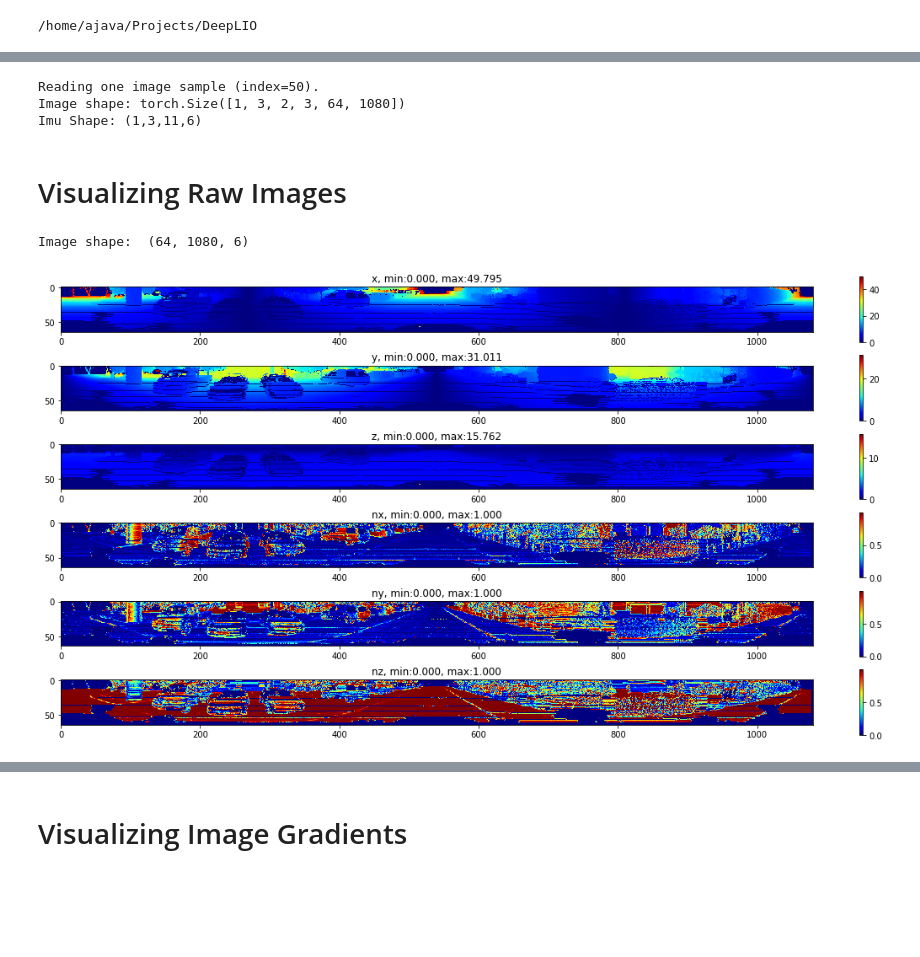
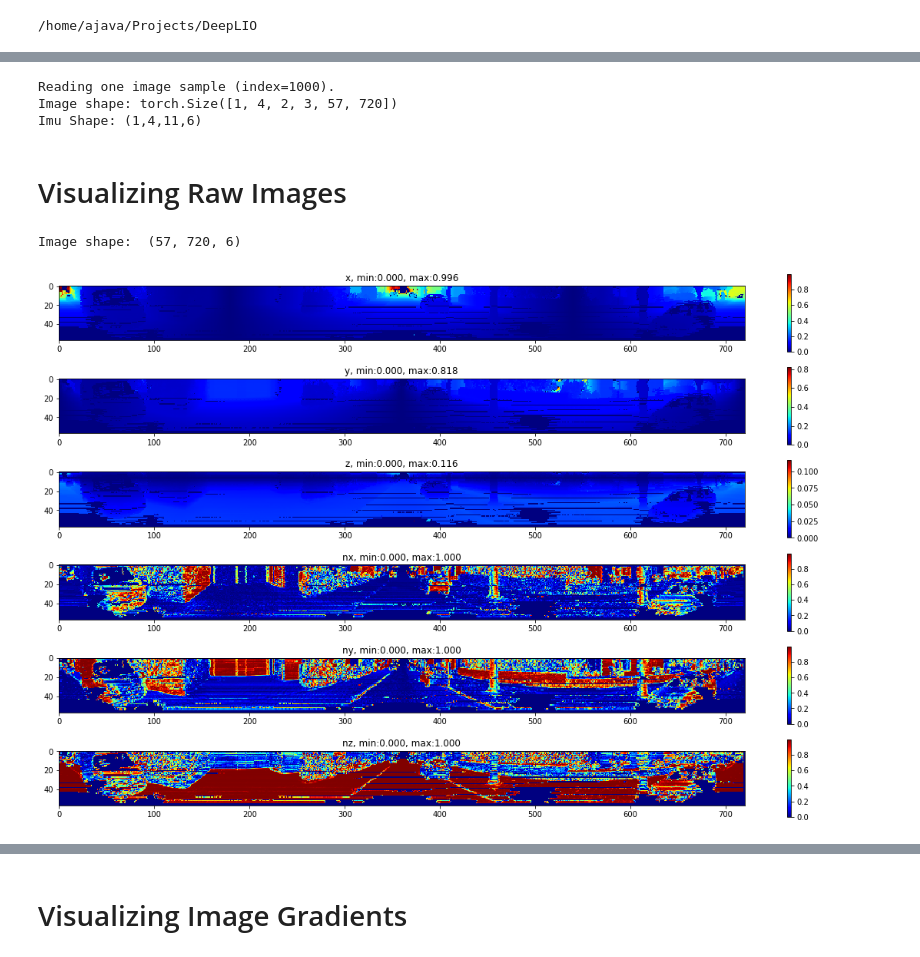
Before and after one commit to ArashJavan/DeepLIO, a Jupyter notebook: notebooks/01_kitti_ds_vis.ipynb, the cells around one changed output, grey strips where cells are left out. Cells and saved outputs as stored; diff of their text form; code cells hidden in the pictures; blank space fills up the shorter version.

```diff
--- a/notebooks/01_kitti_ds_vis.ipynb
+++ b/notebooks/01_kitti_ds_vis.ipynb
@@ -78,5 +78,5 @@ Length of dataset is 2762
 # %%
-data_index = 50
+data_index = 1000
 
 print("Reading one image sample (index={}).".format(data_index))
 
@@ -102,31 +102,31 @@ if imus is not None:
     seq_size = len(imus[0])
     print("Imu Shape: ({},{},{},{})".format(batch_isze, seq_size, imus[0][0].shape[0], imus[0][0].shape[1]))
 # %% [output]
-Reading one image sample (index=50).
-Image shape: torch.Size([1, 3, 2, 3, 64, 1080])
-Imu Shape: (1,3,11,6)
+Reading one image sample (index=1000).
+Image shape: torch.Size([1, 4, 2, 3, 57, 720])
+Imu Shape: (1,4,11,6)
 # %% [markdown]
 # Visualizing Raw Images
 # %%
 # convert negativ x, y, z coord. to postive
 ims = np.abs(imgs_org[0, 0, 0].numpy().transpose(1, 2, 0))
 norms = np.abs(normals_org[0, 0, 0].numpy().transpose(1, 2, 0))
 im = np.dstack((ims, norms))
 
 print("Image shape: ", im.shape)
 
-fig, axes = plt.subplots(num_channels, 1, figsize=(20, 10))
+fig, axes = plt.subplots(num_channels, 1, figsize=(20, 13))
 for i in range(num_channels):
     ax = axes[i]
     img = im[:, :, i]
     ax.imshow(img, cmap=CHANNEL_CMAP[i])
     ax.set_title("{}, min:{:.3f}, max:{:.3f}".format(CHANNEL_NAMES[i], img.min(), img.max()))
     psm = ax.pcolormesh(img, cmap=CHANNEL_CMAP[i], rasterized=True, vmin=img.min(), vmax=img.max())
     fig.colorbar(psm, ax=ax)
 
 fig.savefig("{}/kitti_raw_{}_{}.png".format(OUTPUT_PATH, dataset.date, dataset.drive, indices[0]))
 # %% [output]
-Image shape:  (64, 1080, 6)
+Image shape:  (57, 720, 6)
-[figure, old version]
+[figure, new version]
 # %%
 # convert negativ x, y, z coord. to postive
```
Also changed, not shown: parts of 3 cells of this notebook, 7 other files.
